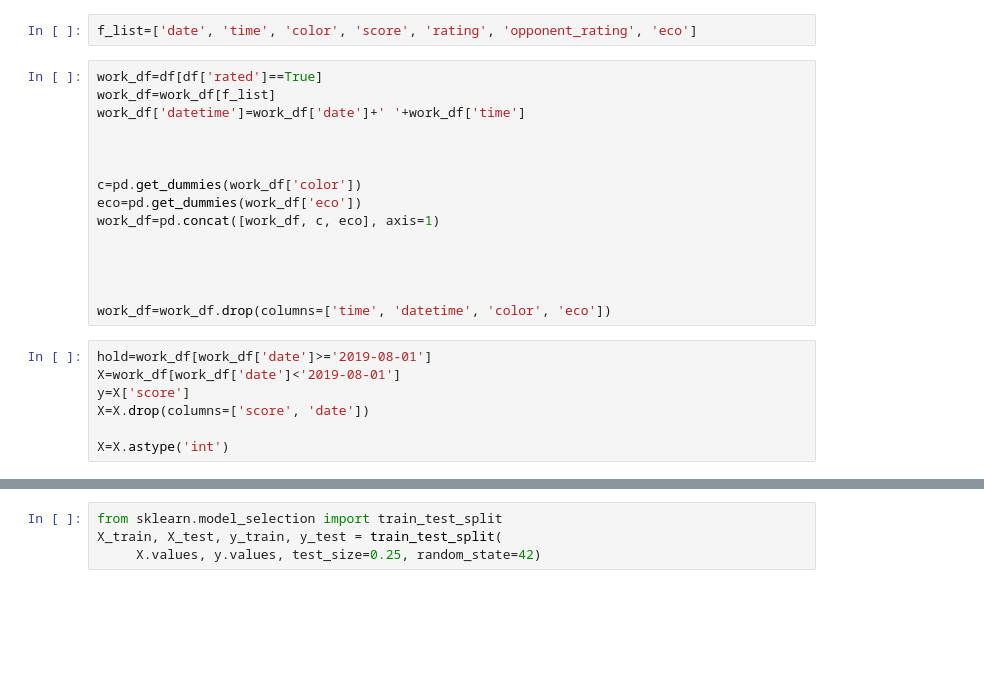
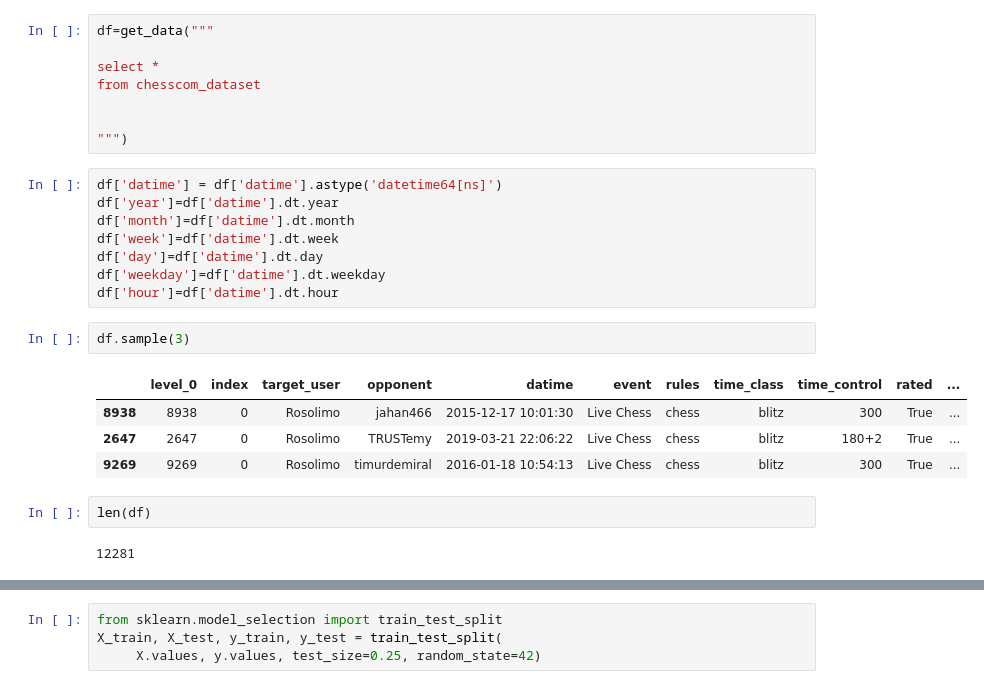
Before and after one commit to rosolimo212/chesscom, a Jupyter notebook: Start_learning.ipynb, the cells around one changed output, grey strips where cells are left out. Saved outputs shown, nothing was run; the diff lists cells and outputs as text; blank space fills up the shorter version.

```diff
--- a/Start_learning.ipynb
+++ b/Start_learning.ipynb
@@ -34,27 +30,30 @@ import sys
 sys.path.append('//home//roman_vm//my_lib//')
 
 from data_load import *
-# %%
-f_list=['date', 'time', 'color', 'score', 'rating', 'opponent_rating', 'eco']
-# %%
-work_df=df[df['rated']==True]
-work_df=work_df[f_list]
-work_df['datetime']=work_df['date']+' '+work_df['time']
-
-
-
-c=pd.get_dummies(work_df['color'])
-eco=pd.get_dummies(work_df['eco'])
-work_df=pd.concat([work_df, c, eco], axis=1)
-
-
-
-
-work_df=work_df.drop(columns=['time', 'datetime', 'color', 'eco'])
-# %%
-hold=work_df[work_df['date']>='2019-08-01']
-X=work_df[work_df['date']<'2019-08-01']
-y=X['score']
-X=X.drop(columns=['score', 'date'])
-
-X=X.astype('int')
+# %%
+df=get_data("""
+
+select *
+from chesscom_dataset
+
+
+""")
+# %%
+df['datime'] = df['datime'].astype('datetime64[ns]')
+df['year']=df['datime'].dt.year
+df['month']=df['datime'].dt.month
+df['week']=df['datime'].dt.week
+df['day']=df['datime'].dt.day
+df['weekday']=df['datime'].dt.weekday
+df['hour']=df['datime'].dt.hour
+# %%
+df.sample(3)
+# %% [output]
+|  | level_0 | index | target_user | opponent | datime | event | rules | time_class | time_control | rated | ... |
+| 8938 | 8938 | 0 | Rosolimo | jahan466 | 2015-12-17 10:01:30 | Live Chess | chess | blitz | 300 | True | ... |
+| 2647 | 2647 | 0 | Rosolimo | TRUSTemy | 2019-03-21 22:06:22 | Live Chess | chess | blitz | 180+2 | True | ... |
+| 9269 | 9269 | 0 | Rosolimo | timurdemiral | 2016-01-18 10:54:13 | Live Chess | chess | blitz | 300 | True | ... |
+# %%
+len(df)
+# %% [output]
+12281
```
Also changed, not shown: parts of 10 cells of this notebook, 1 other file.
